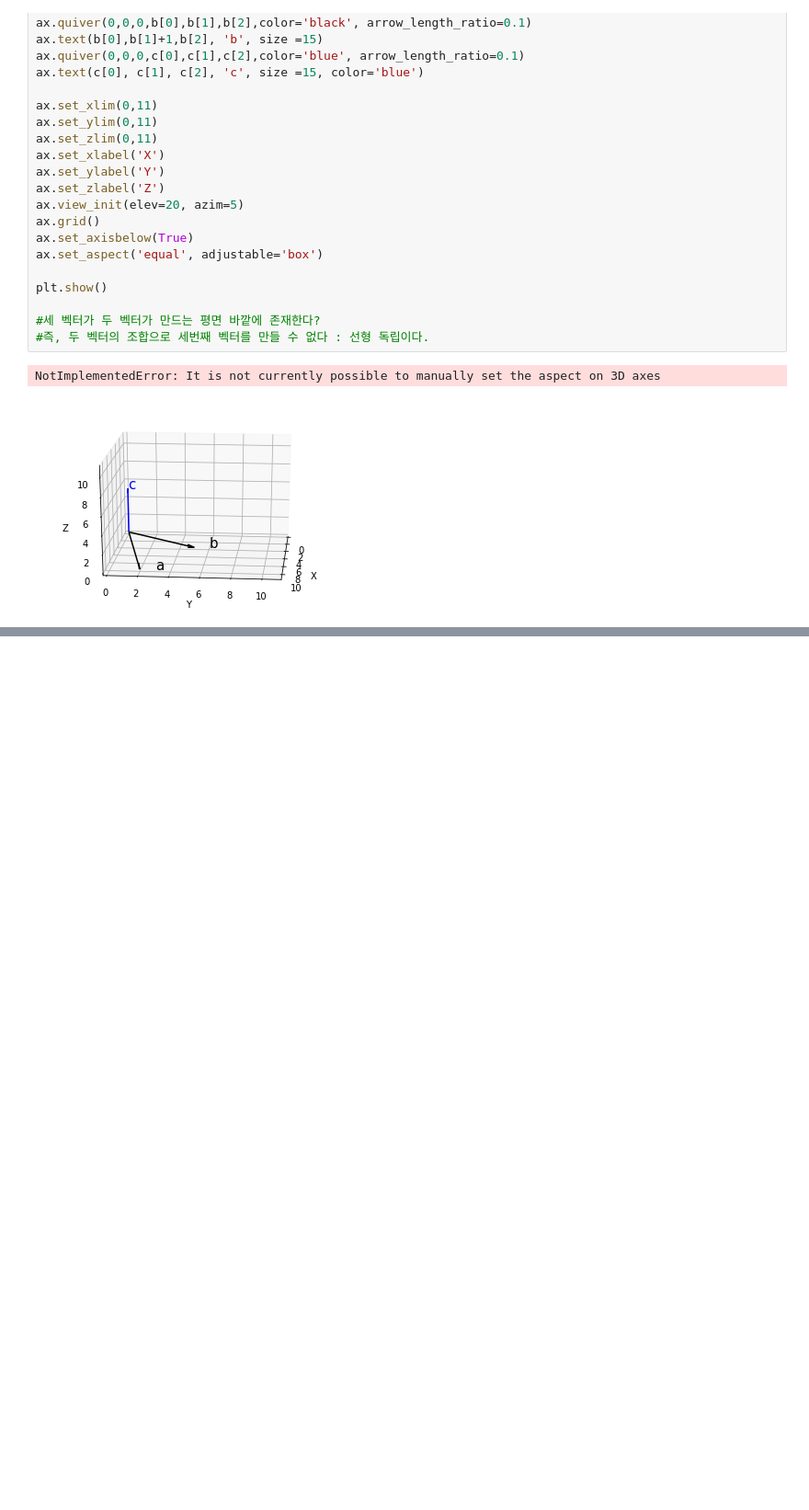
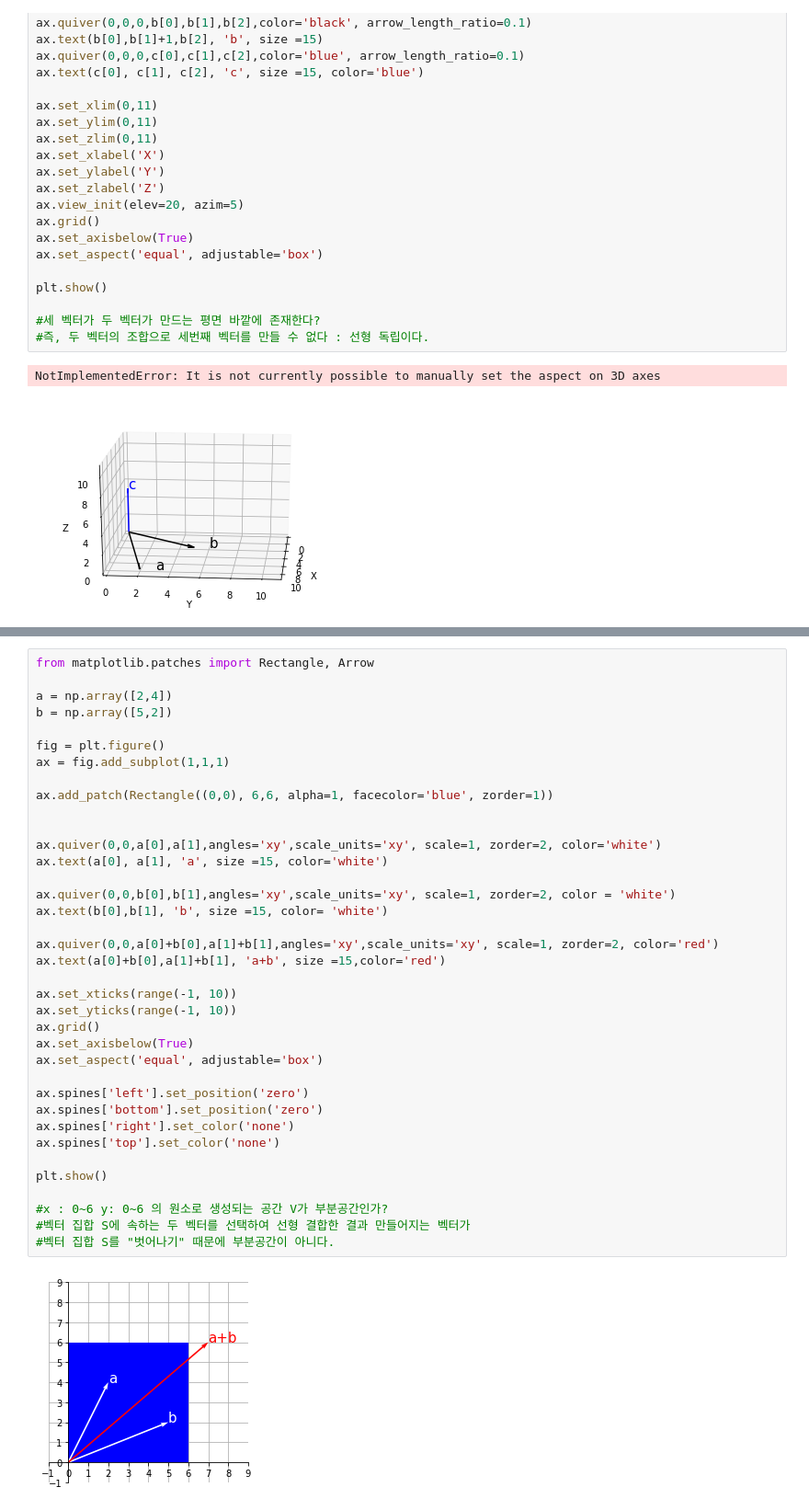
Before and after one commit to EdgeOfNetwork/ML_1.0.1, a Jupyter notebook: LinearAlgebra/linear_alge_ch3.ipynb, the cells around one changed output, grey strips where cells are left out. Shown at 92% size. Drawn from its saved outputs; the diff is of its cells as text; blank space fills up the shorter version.

```diff
--- a/LinearAlgebra/linear_alge_ch3.ipynb
+++ b/LinearAlgebra/linear_alge_ch3.ipynb
@@ -640,0 +713,39 @@ NotImplementedError: It is not currently possible to manually set the aspect on
+# %%
+from matplotlib.patches import Rectangle, Arrow
+
+a = np.array([2,4])
+b = np.array([5,2])
+
+fig = plt.figure()
+ax = fig.add_subplot(1,1,1)
+
+ax.add_patch(Rectangle((0,0), 6,6, alpha=1, facecolor='blue', zorder=1))
+
+
+ax.quiver(0,0,a[0],a[1],angles='xy',scale_units='xy', scale=1, zorder=2, color='white')
+ax.text(a[0], a[1], 'a', size =15, color='white')
+
+ax.quiver(0,0,b[0],b[1],angles='xy',scale_units='xy', scale=1, zorder=2, color = 'white')
+ax.text(b[0],b[1], 'b', size =15, color= 'white')
+
+ax.quiver(0,0,a[0]+b[0],a[1]+b[1],angles='xy',scale_units='xy', scale=1, zorder=2, color='red')
+ax.text(a[0]+b[0],a[1]+b[1], 'a+b', size =15,color='red')
+
+ax.set_xticks(range(-1, 10))
+ax.set_yticks(range(-1, 10))
+ax.grid()
+ax.set_axisbelow(True)
+ax.set_aspect('equal', adjustable='box')
+
+ax.spines['left'].set_position('zero')
+ax.spines['bottom'].set_position('zero')
+ax.spines['right'].set_color('none')
+ax.spines['top'].set_color('none')
+
+plt.show()
+
+#x : 0~6 y: 0~6 의 원소로 생성되는 공간 V가 부분공간인가?
+#벡터 집합 S에 속하는 두 벡터를 선택하여 선형 결합한 결과 만들어지는 벡터가
+#벡터 집합 S를 "벗어나기" 때문에 부분공간이 아니다.
+# %% [output]
+[figure, added]
```
Also changed, not shown: parts of 4 cells of this notebook.
